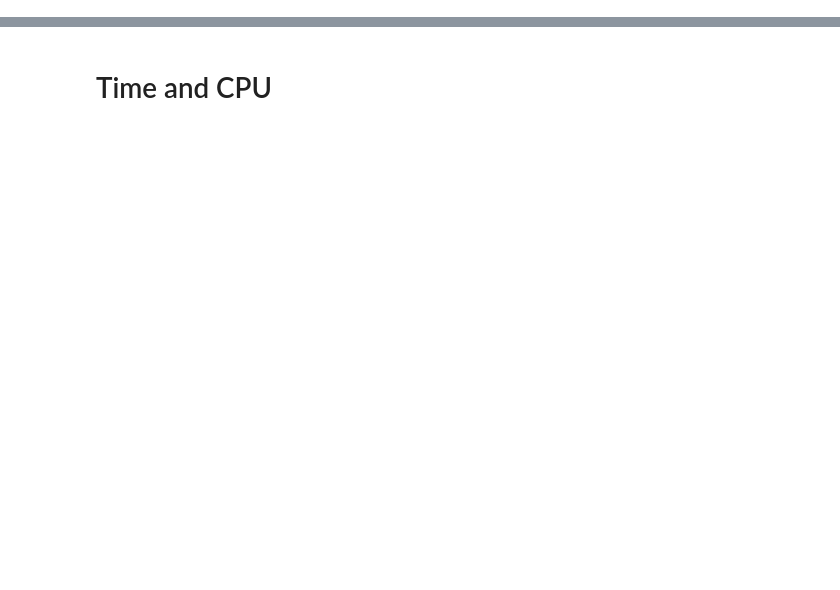
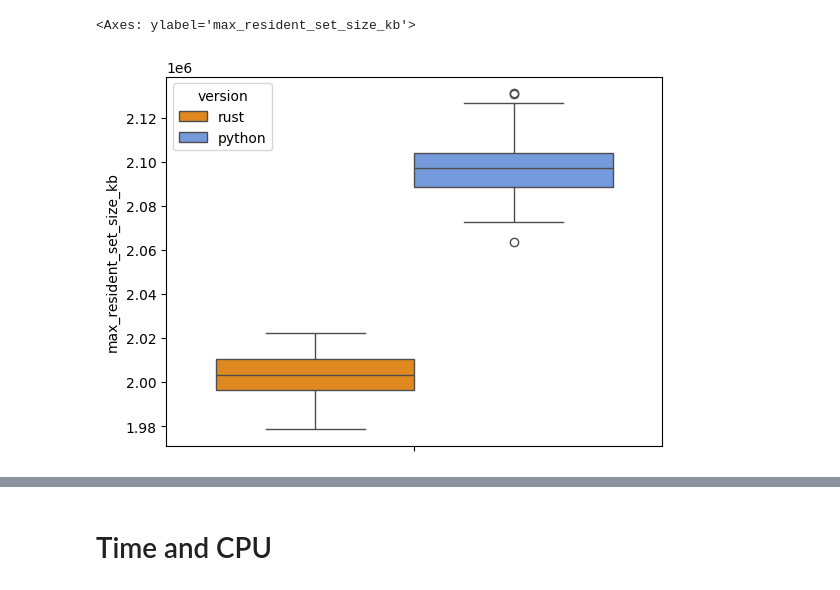
Before and after one commit to JohnVithor/oxilearn-py, a Jupyter notebook: scripts/metrics_analysis_files.ipynb, the cells around one changed output, grey strips where cells are left out. Drawn from its saved outputs; the diff is of its cells as text; code cells hidden in the pictures; blank space fills up the shorter version.

```diff
--- a/scripts/metrics_analysis_files.ipynb
+++ b/scripts/metrics_analysis_files.ipynb
@@ -13,3 +14,11 @@ df_rewards = pd.concat([
   pd.read_csv(f'../data/{date}python-{target}-rewards.csv'),
 ])
 df = pd.concat([df_times, df_rewards], axis=1)
+# %%
+# Plot the responses for different events and regions
+sns.boxplot(y="max_resident_set_size_kb",
+            hue="version", palette=['darkorange', 'cornflowerblue'],
+            data=df)
+# %% [output]
+<Axes: ylabel='max_resident_set_size_kb'>
+[figure, added]
```
Also changed, not shown: parts of 17 cells of this notebook, 3 other files.
